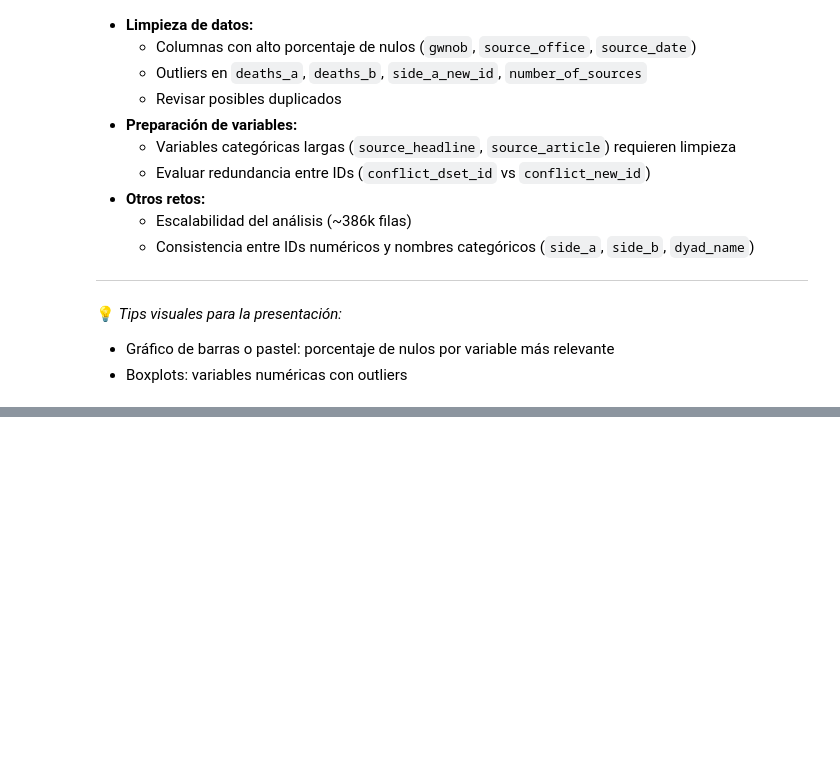
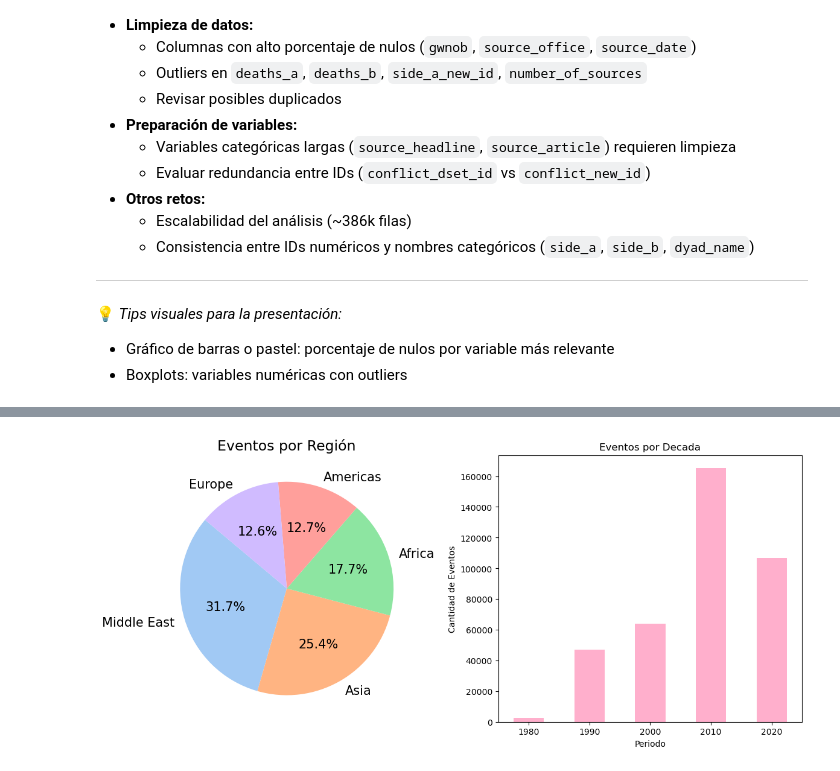
Before and after one commit to Lourdes-Tolotto/CEIA_Analisis_de_datos, a Jupyter notebook: Ejercicios/Ejercicios Grupales/Ejercicio Grupal 1.ipynb, the cells around one changed output, grey strips where cells are left out. Saved outputs shown, nothing was run; the diff lists cells and outputs as text; code cells hidden in the pictures; blank space fills up the shorter version.

```diff
--- a/Ejercicios/Ejercicios Grupales/Ejercicio Grupal 1.ipynb
+++ b/Ejercicios/Ejercicios Grupales/Ejercicio Grupal 1.ipynb
@@ -331,0 +288,35 @@ dtype: int64
+# %%
+# Algunos graficos basicos con info macro del dataset
+
+# Config de la figura: 2 filas, 3 columnas
+fig = plt.figure(figsize=(18, 10))
+
+#---Layout---
+
+# Fila superior: 3 graficos
+ax1 = plt.subplot2grid((2, 3), (0, 0))
+ax2 = plt.subplot2grid((2, 3), (0, 1))
+
+#---Graficos---
+
+# Eventos por region
+
+region_counts = df['region'].value_counts()
+ax1.pie(region_counts, labels=region_counts.index, autopct='%1.1f%%',
+        startangle=140, colors=sns.color_palette('pastel'), textprops={'fontsize': 15})
+ax1.set_title('Eventos por Región', fontsize=17)
+
+# Eventos por decada
+df['decada'] = (df['year'] // 10) * 10
+decade_counts = df.groupby('decada').size()
+decade_counts.plot(kind='bar', ax=ax2, color='#ffafcc')
+ax2.set_title('Eventos por Decada')
+ax2.set_xlabel('Periodo')
+ax2.set_ylabel('Cantidad de Eventos')
+ax2.tick_params(axis='x', rotation=0)
+
+
+plt.tight_layout()
+plt.show()
+# %% [output]
+[figure, added]
```
Also changed, not shown: parts of 6 cells of this notebook.
